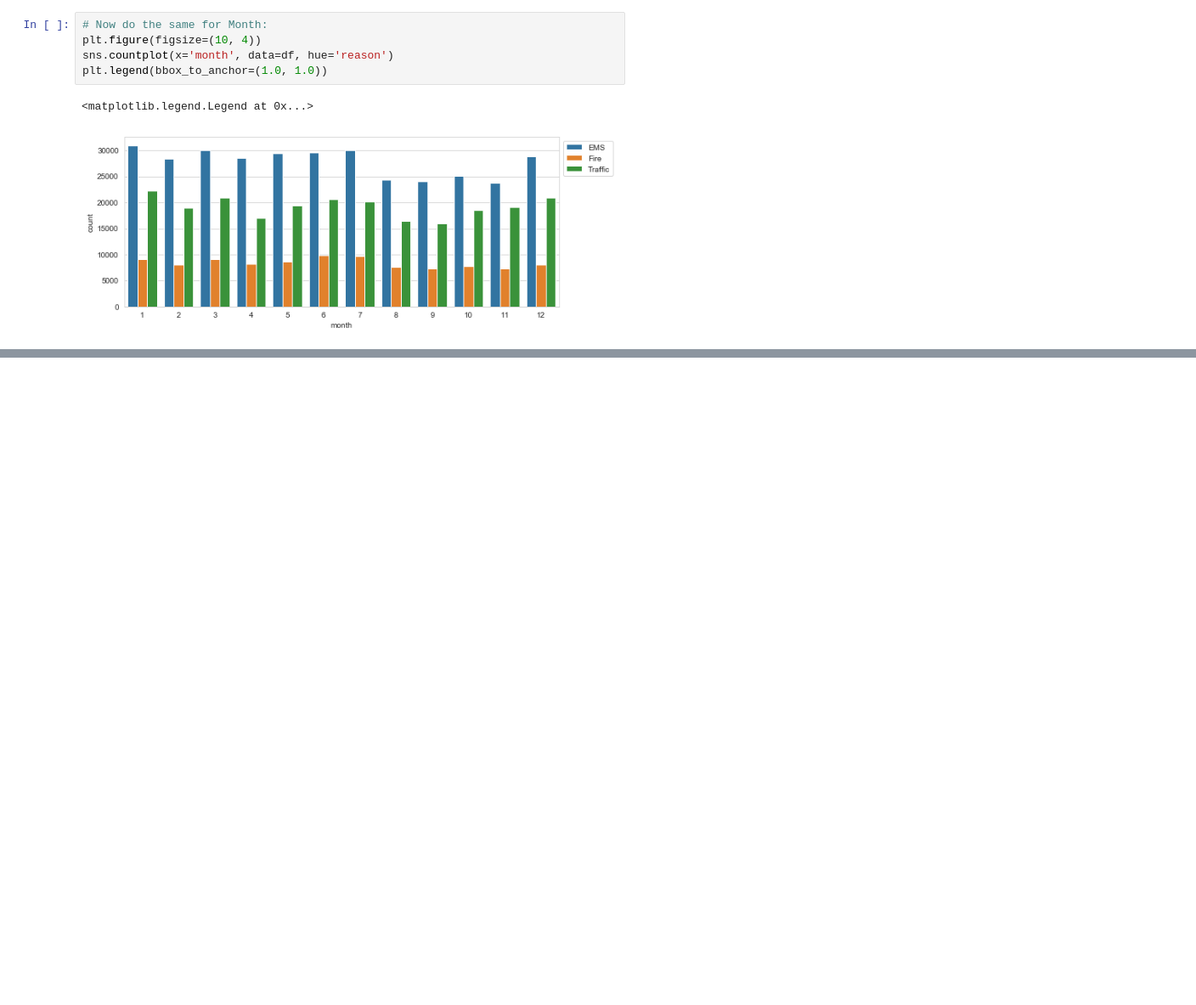
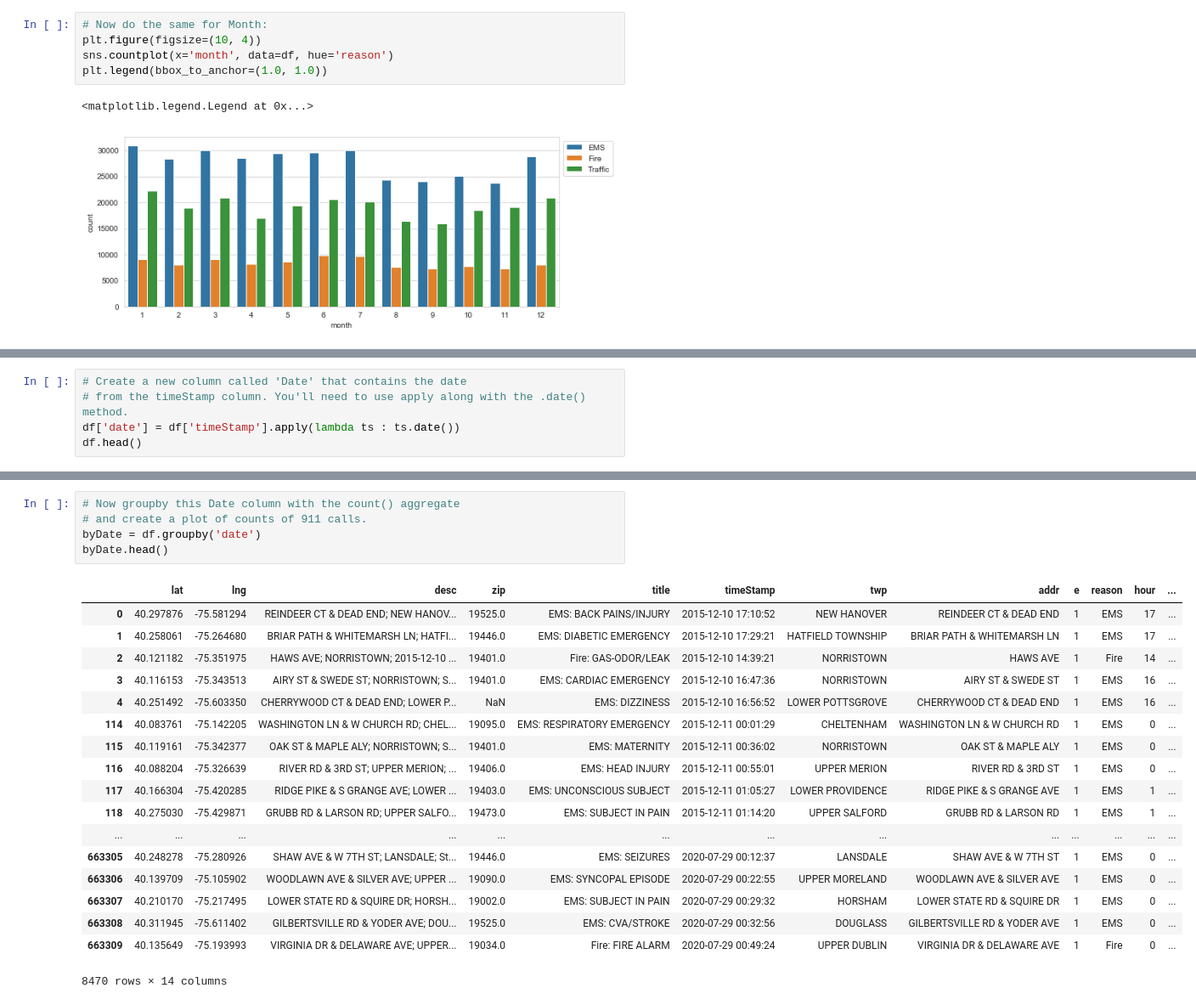
Before and after one commit to NavdeepTU/Data-Analysis-and-Visualization, a Jupyter notebook: 06. Capstone Projects/01. 911 Calls.ipynb, the cells around one changed output, grey strips where cells are left out. Shown: that part at 85% size. Cells and saved outputs as stored; diff of their text form; blank space fills up the shorter version.

```diff
--- a/06. Capstone Projects/01. 911 Calls.ipynb
+++ b/06. Capstone Projects/01. 911 Calls.ipynb
@@ -207,0 +249,5 @@ plt.legend(bbox_to_anchor=(1.0, 1.0))
+# %%
+# Create a new column called 'Date' that contains the date
+# from the timeStamp column. You'll need to use apply along with the .date() method.
+df['date'] = df['timeStamp'].apply(lambda ts : ts.date())
+df.head()
@@ -207,0 +261,24 @@ plt.legend(bbox_to_anchor=(1.0, 1.0))
+# %%
+# Now groupby this Date column with the count() aggregate
+# and create a plot of counts of 911 calls.
+byDate = df.groupby('date')
+byDate.head()
+# %% [output]
+|  | lat | lng | desc | zip | title | timeStamp | twp | addr | e | reason | hour | ... |
+| 0 | 40.297876 | -75.581294 | REINDEER CT & DEAD END; NEW HANOV... | 19525.0 | EMS: BACK PAINS/INJURY | 2015-12-10 17:10:52 | NEW HANOVER | REINDEER CT & DEAD END | 1 | EMS | 17 | ... |
+| 1 | 40.258061 | -75.264680 | BRIAR PATH & WHITEMARSH LN; HATFI... | 19446.0 | EMS: DIABETIC EMERGENCY | 2015-12-10 17:29:21 | HATFIELD TOWNSHIP | BRIAR PATH & WHITEMARSH LN | 1 | EMS | 17 | ... |
+| 2 | 40.121182 | -75.351975 | HAWS AVE; NORRISTOWN; 2015-12-10 ... | 19401.0 | Fire: GAS-ODOR/LEAK | 2015-12-10 14:39:21 | NORRISTOWN | HAWS AVE | 1 | Fire | 14 | ... |
+| 3 | 40.116153 | -75.343513 | AIRY ST & SWEDE ST; NORRISTOWN; S... | 19401.0 | EMS: CARDIAC EMERGENCY | 2015-12-10 16:47:36 | NORRISTOWN | AIRY ST & SWEDE ST | 1 | EMS | 16 | ... |
+| 4 | 40.251492 | -75.603350 | CHERRYWOOD CT & DEAD END; LOWER P... | NaN | EMS: DIZZINESS | 2015-12-10 16:56:52 | LOWER POTTSGROVE | CHERRYWOOD CT & DEAD END | 1 | EMS | 16 | ... |
+| 114 | 40.083761 | -75.142205 | WASHINGTON LN & W CHURCH RD; CHEL... | 19095.0 | EMS: RESPIRATORY EMERGENCY | 2015-12-11 00:01:29 | CHELTENHAM | WASHINGTON LN & W CHURCH RD | 1 | EMS | 0 | ... |
+| 115 | 40.119161 | -75.342377 | OAK ST & MAPLE ALY; NORRISTOWN; S... | 19401.0 | EMS: MATERNITY | 2015-12-11 00:36:02 | NORRISTOWN | OAK ST & MAPLE ALY | 1 | EMS | 0 | ... |
+| 116 | 40.088204 | -75.326639 | RIVER RD & 3RD ST; UPPER MERION; ... | 19406.0 | EMS: HEAD INJURY | 2015-12-11 00:55:01 | UPPER MERION | RIVER RD & 3RD ST | 1 | EMS | 0 | ... |
+| 117 | 40.166304 | -75.420285 | RIDGE PIKE & S GRANGE AVE; LOWER ... | 19403.0 | EMS: UNCONSCIOUS SUBJECT | 2015-12-11 01:05:27 | LOWER PROVIDENCE | RIDGE PIKE & S GRANGE AVE | 1 | EMS | 1 | ... |
+| 118 | 40.275030 | -75.429871 | GRUBB RD & LARSON RD; UPPER SALFO... | 19473.0 | EMS: SUBJECT IN PAIN | 2015-12-11 01:14:20 | UPPER SALFORD | GRUBB RD & LARSON RD | 1 | EMS | 1 | ... |
+| ... | ... | ... | ... | ... | ... | ... | ... | ... | ... | ... | ... | ... |
+| 663305 | 40.248278 | -75.280926 | SHAW AVE & W 7TH ST; LANSDALE; St... | 19446.0 | EMS: SEIZURES | 2020-07-29 00:12:37 | LANSDALE | SHAW AVE & W 7TH ST | 1 | EMS | 0 | ... |
+| 663306 | 40.139709 | -75.105902 | WOODLAWN AVE & SILVER AVE; UPPER ... | 19090.0 | EMS: SYNCOPAL EPISODE | 2020-07-29 00:22:55 | UPPER MORELAND | WOODLAWN AVE & SILVER AVE | 1 | EMS | 0 | ... |
+| 663307 | 40.210170 | -75.217495 | LOWER STATE RD & SQUIRE DR; HORSH... | 19002.0 | EMS: SUBJECT IN PAIN | 2020-07-29 00:29:32 | HORSHAM | LOWER STATE RD & SQUIRE DR | 1 | EMS | 0 | ... |
+| 663308 | 40.311945 | -75.611402 | GILBERTSVILLE RD & YODER AVE; DOU... | 19525.0 | EMS: CVA/STROKE | 2020-07-29 00:32:56 | DOUGLASS | GILBERTSVILLE RD & YODER AVE | 1 | EMS | 0 | ... |
+| 663309 | 40.135649 | -75.193993 | VIRGINIA DR & DELAWARE AVE; UPPER... | 19034.0 | Fire: FIRE ALARM | 2020-07-29 00:49:24 | UPPER DUBLIN | VIRGINIA DR & DELAWARE AVE | 1 | Fire | 0 | ... |
+8470 rows × 14 columns
```
Also changed, not shown: parts of 8 cells of this notebook.
